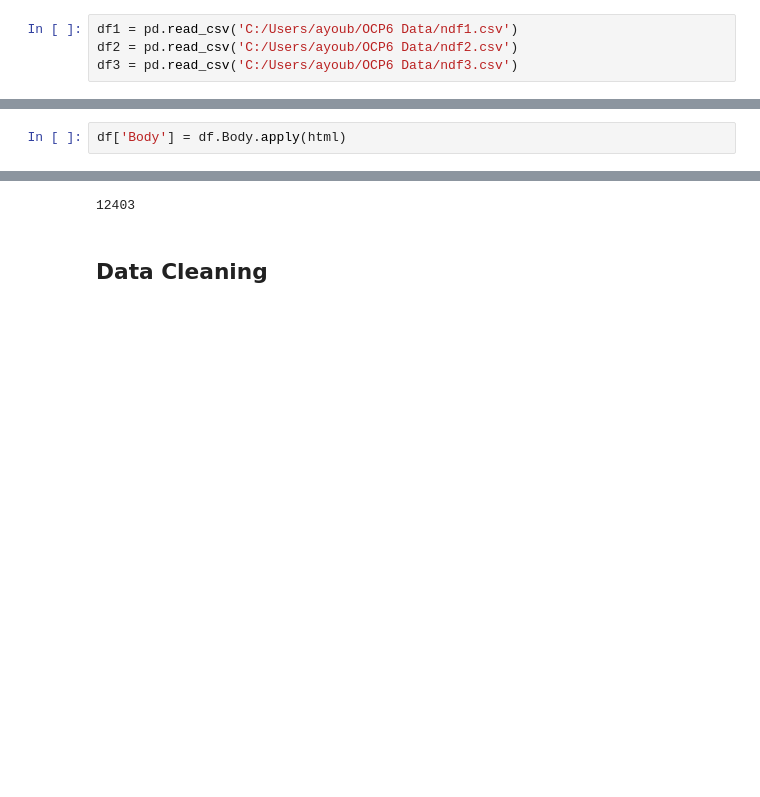
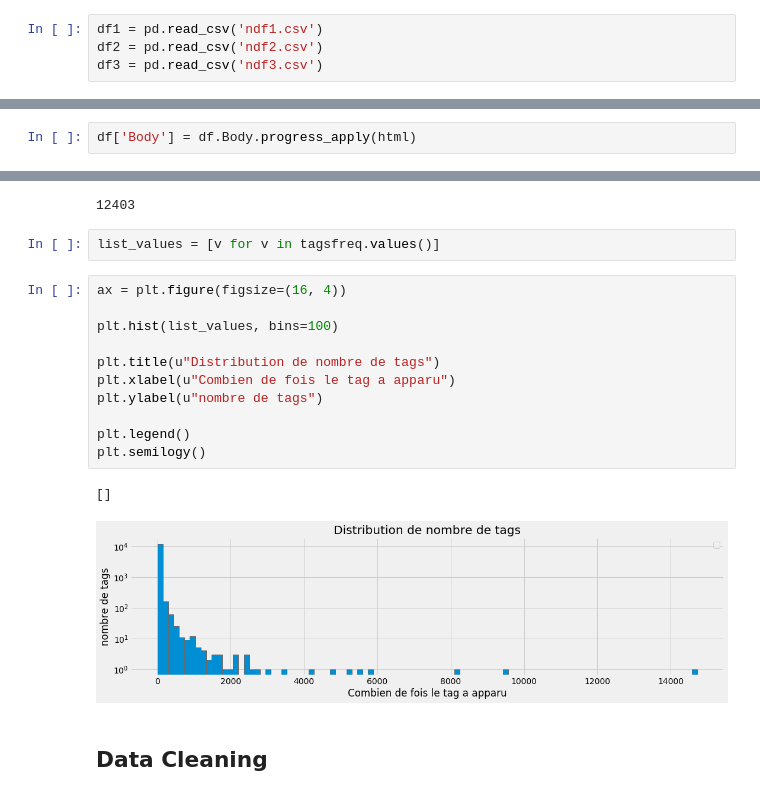
Before and after one commit to amcharek/OCP6, a Jupyter notebook: Analyse exploratoire.ipynb, the cells around one changed output, grey strips where cells are left out. Cells and saved outputs as stored; diff of their text form; blank space fills up the shorter version.

```diff
--- a/Analyse exploratoire.ipynb
+++ b/Analyse exploratoire.ipynb
@@ -80,9 +111,9 @@ pd.set_option('display.max_columns', 200)
 # %% [markdown]
 ## Data import
 # %%
-df1 = pd.read_csv('C:/Users/ayoub/OCP6 Data/ndf1.csv')
-df2 = pd.read_csv('C:/Users/ayoub/OCP6 Data/ndf2.csv')
-df3 = pd.read_csv('C:/Users/ayoub/OCP6 Data/ndf3.csv')
+df1 = pd.read_csv('ndf1.csv')
+df2 = pd.read_csv('ndf2.csv')
+df3 = pd.read_csv('ndf3.csv')
 # %%
 df = pd.concat([df1, df2, df3])
 # %%
@@ -113,7 +144,7 @@ In this part, I am going to transform th Body which is in html code format into
 def html(code):
     return BeautifulSoup(code, 'lxml').text
 # %%
-df['Body'] = df.Body.apply(html)
+df['Body'] = df.Body.progress_apply(html)
 # %%
 df.Body[0]
 # %% [output]
@@ -256,6 +284,22 @@ for sentence in tqdm(df.tags):
 len(tagsfreq)
 # %% [output]
 12403
+# %%
+list_values = [v for v in tagsfreq.values()]
+# %%
+ax = plt.figure(figsize=(16, 4))
+
+plt.hist(list_values, bins=100)
+
+plt.title(u"Distribution de nombre de tags")
+plt.xlabel(u"Combien de fois le tag a apparu")
+plt.ylabel(u"nombre de tags")
+
+plt.legend()
+plt.semilogy()
+# %% [output]
+[]
+[figure, added]
 # %% [markdown]
 ## Data Cleaning
 # %% [markdown]
```
Also changed, not shown: parts of 80 cells of this notebook, 4 other files.
